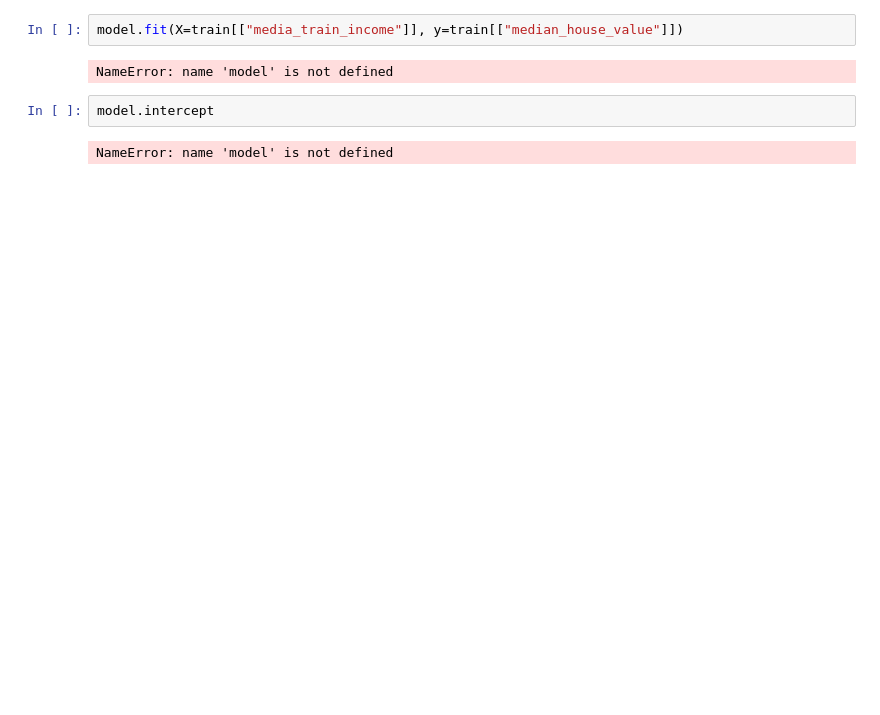
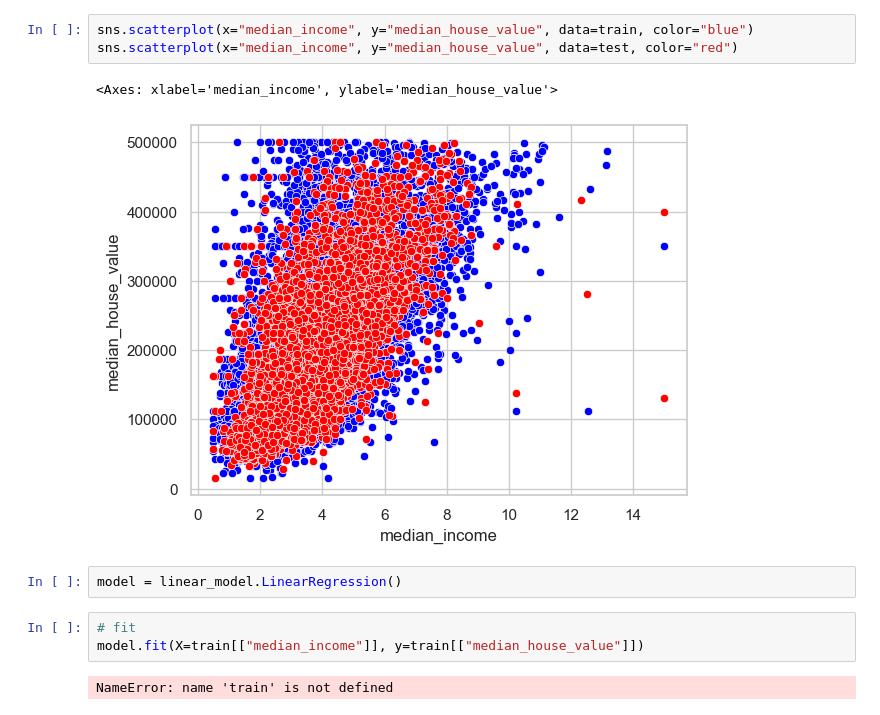
Before and after one commit to Tokoka2024/Lab-CSCN8010, a Jupyter notebook: house_price_predictor.ipynb, the cells around one changed output. Cells and saved outputs as stored; diff of their text form; blank space fills up the shorter version.

```diff
--- a/house_price_predictor.ipynb
+++ b/house_price_predictor.ipynb
@@ -36,8 +52,13 @@ sns.scatterplot(x="median_income", y='median_house_value', data=housing)
+# %%
+sns.scatterplot(x="median_income", y="median_house_value", data=train, color="blue")
+sns.scatterplot(x="median_income", y="median_house_value", data=test, color="red")
+# %% [output]
+<Axes: xlabel='median_income', ylabel='median_house_value'>
+[figure, added]
+# %%
+model = linear_model.LinearRegression()
 # %%
-model.fit(X=train[["media_train_income"]], y=train[["median_house_value"]])
+# fit
+model.fit(X=train[["median_income"]], y=train[["median_house_value"]])
 # %% [output]
-NameError: name 'model' is not defined
+NameError: name 'train' is not defined
-# %%
-model.intercept
-# %% [output]
-NameError: name 'model' is not defined
```
Also changed, not shown: parts of 16 cells of this notebook, 1 other file.
